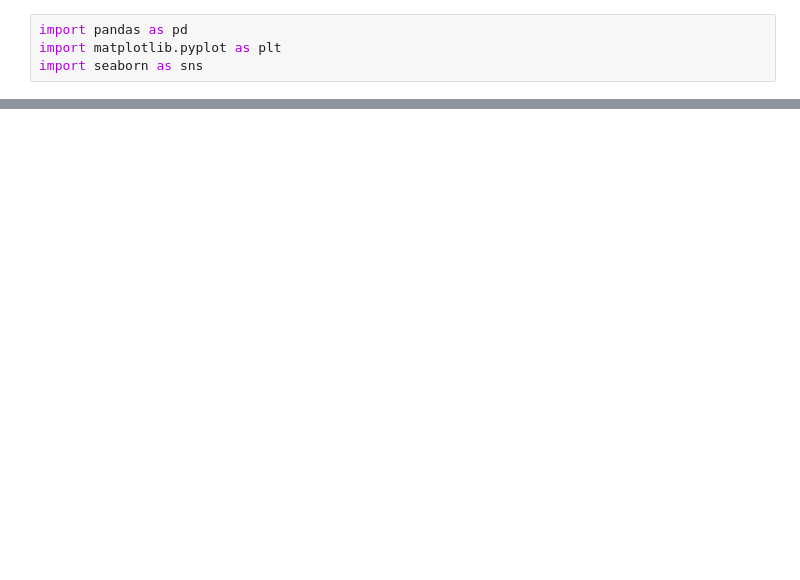
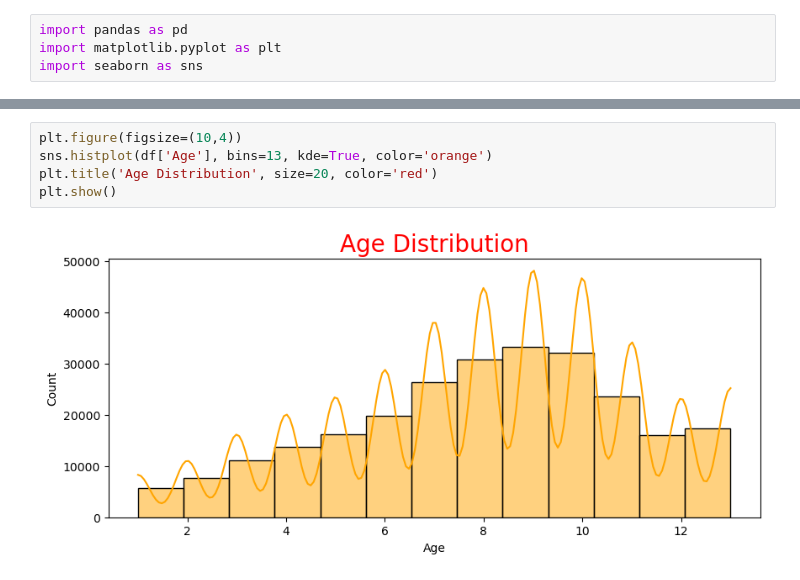
Before and after one commit to tamalbhowmik1995-svg/Analyse-Health-and-Demographic-Using-Python, a Jupyter notebook: Untitled.ipynb, the cells around one changed output, grey strips where cells are left out. Drawn from its saved outputs; the diff is of its cells as text; blank space fills up the shorter version.

```diff
--- a/Untitled.ipynb
+++ b/Untitled.ipynb
@@ -13,3 +13,10 @@ df.head()
 | 3 | 0 | 1 | 0 | 1 | 27 | 0 | 0 | 0 | 1 | ... |
 | 4 | 0 | 1 | 1 | 1 | 24 | 0 | 0 | 0 | 1 | ... |
 5 rows × 22 columns
+# %%
+plt.figure(figsize=(10,4))
+sns.histplot(df['Age'], bins=13, kde=True, color='orange')
+plt.title('Age Distribution', size=20, color='red')
+plt.show()
+# %% [output]
+[figure, added]
```
Also changed, not shown: parts of 30 cells of this notebook.
